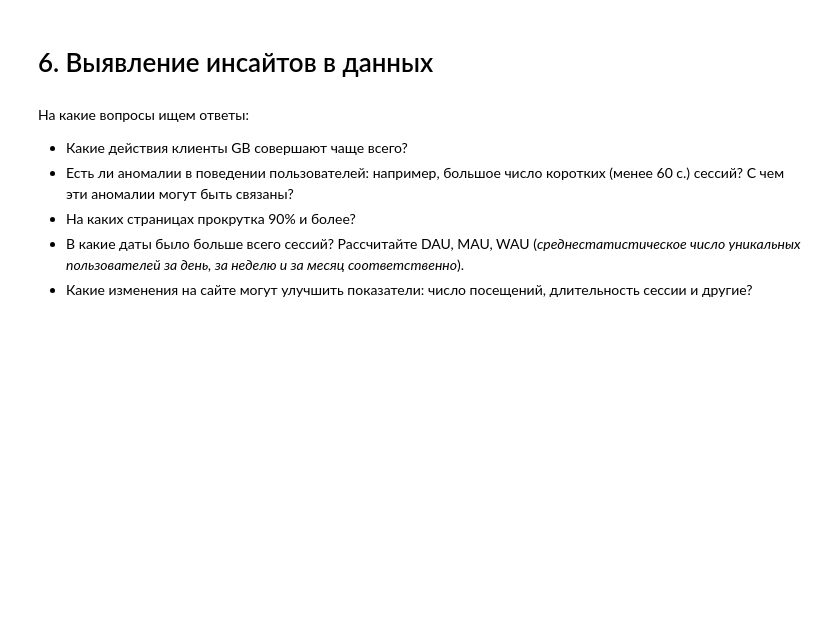
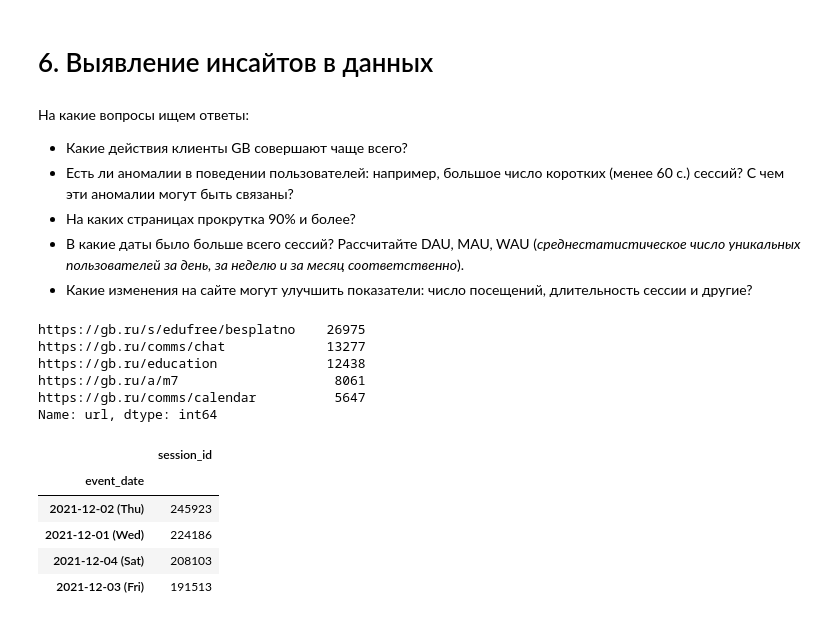
Before and after one commit to nglaz0v/DS_bootcamp, a Jupyter notebook: 5-ANN_CV/project_5.ipynb, the cells around one changed output. Saved outputs shown, nothing was run; the diff lists cells and outputs as text; code cells hidden in the pictures; blank space fills up the shorter version.

```diff
--- a/5-ANN_CV/project_5.ipynb
+++ b/5-ANN_CV/project_5.ipynb
@@ -643,3 +643,25 @@ sns.heatmap(gb_data.corr(), annot=True);
 * На каких страницах прокрутка 90% и более?
 * В какие даты было больше всего сессий? Рассчитайте DAU, MAU, WAU (*среднестатистическое число уникальных пользователей за день, за неделю и за месяц соответственно*).
 * Какие изменения на сайте могут улучшить показатели: число посещений, длительность сессии и другие?
+# %%
+# на каких страницах прокрутка 90% и более
+gb_data[gb_data['scroll_90'] == True]['url'].value_counts().head(5)
+# %% [output]
+https://gb.ru/s/edufree/besplatno    26975
+https://gb.ru/comms/chat             13277
+https://gb.ru/education              12438
+https://gb.ru/a/m7                    8061
+https://gb.ru/comms/calendar          5647
+Name: url, dtype: int64
+# %%
+# в какие даты было больше всего сессий
+gb_data['event_date'] = gb_data['hit_date'].dt.strftime("%Y-%m-%d (%a)")
+dau = gb_data.groupby('event_date').agg({'session_id': 'nunique'})
+dau.sort_values(by='session_id', ascending=False)
+# %% [output]
+|  | session_id |
+| event_date |  |
+| 2021-12-02 (Thu) | 245923 |
+| 2021-12-01 (Wed) | 224186 |
+| 2021-12-04 (Sat) | 208103 |
+| 2021-12-03 (Fri) | 191513 |
```
Also changed, not shown: parts of 50 cells of this notebook.
